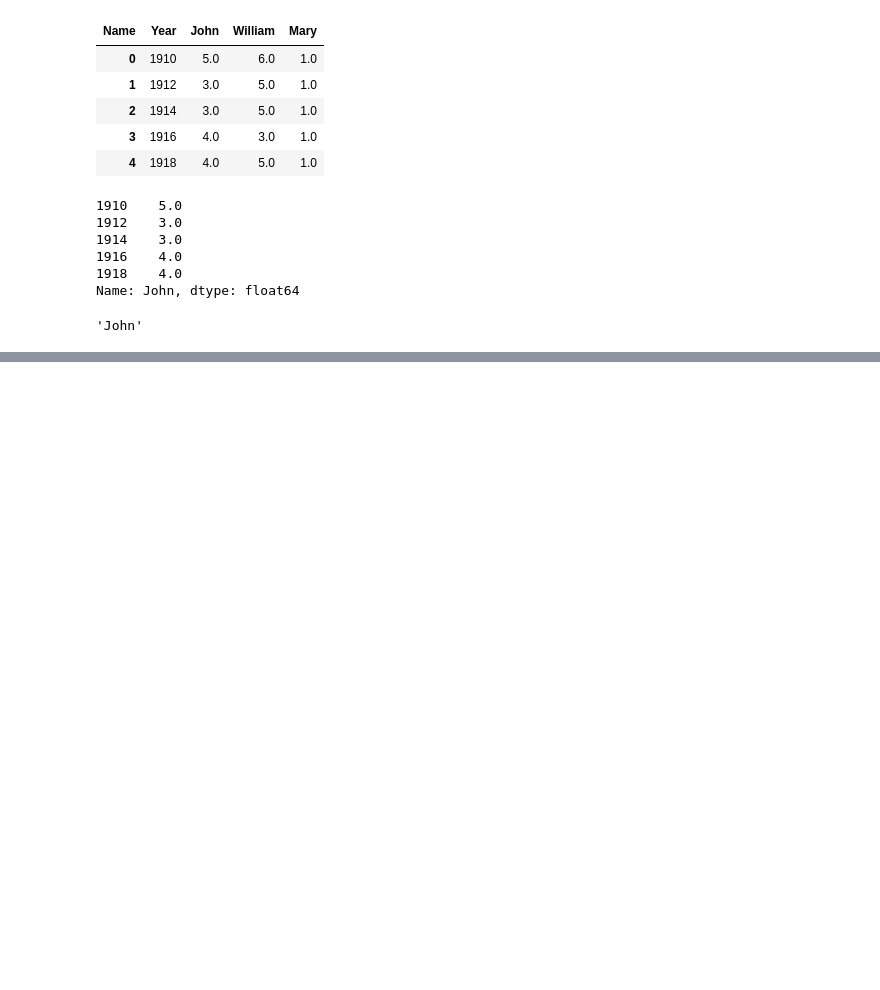
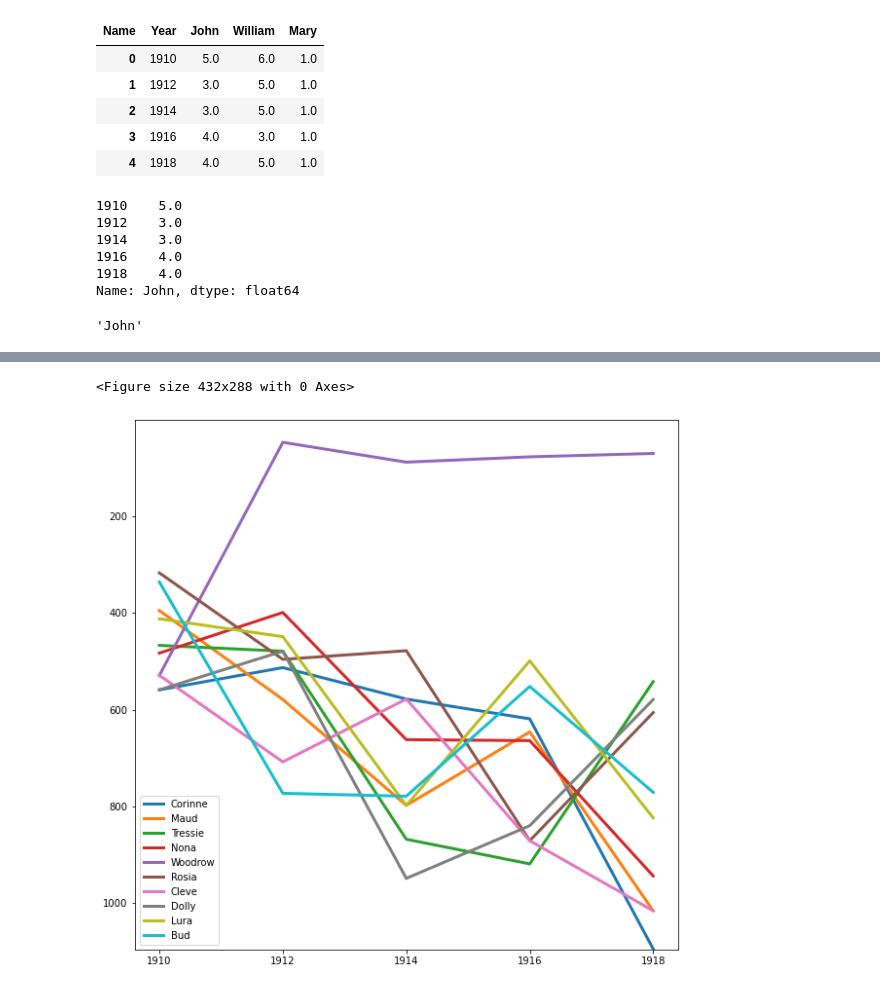
Before and after one commit to MrLRTripp/NameSurfer, a Jupyter notebook: namesurfer.ipynb, the cells around one changed output, grey strips where cells are left out. Cells and saved outputs as stored; diff of their text form; code cells hidden in the pictures; blank space fills up the shorter version.

```diff
--- a/namesurfer.ipynb
+++ b/namesurfer.ipynb
@@ -711,0 +608,4 @@ plt.show()
+# %%
+# Names with the greatest variance in rank over years
+# Exclude any names that dissappear, i.e. rank = 0.0
+var_result_series = result_df[(result_df>0.0).all(axis=1)].var(axis=1)
@@ -711,0 +622,2 @@ plt.show()
+# %%
+var_result_top10_idx = var_result_series.sort_values(ascending=False).head(10).index
@@ -711,0 +637,3 @@ plt.show()
+# %%
+top_10_var_df = result_df.loc[var_result_top10_idx,:]
+top_10_var_df
@@ -711,0 +653,14 @@ plt.show()
+# %%
+# top_10_var_df.max().max() finds max value in entire DataFrame
+fig = plt.figure()
+plt.figure(figsize=(10.0,10.0))
+
+for i,rec in top_10_var_df.iterrows():
+    plt.plot(rec,linewidth=3, label=rec.name)
+
+plt.legend()
+plt.ylim(top_10_var_df.max().max() + 1,.9)
+plt.show()
+# %% [output]
+<Figure size 432x288 with 0 Axes>
+[figure, added]
```
Also changed, not shown: parts of 31 cells of this notebook.
